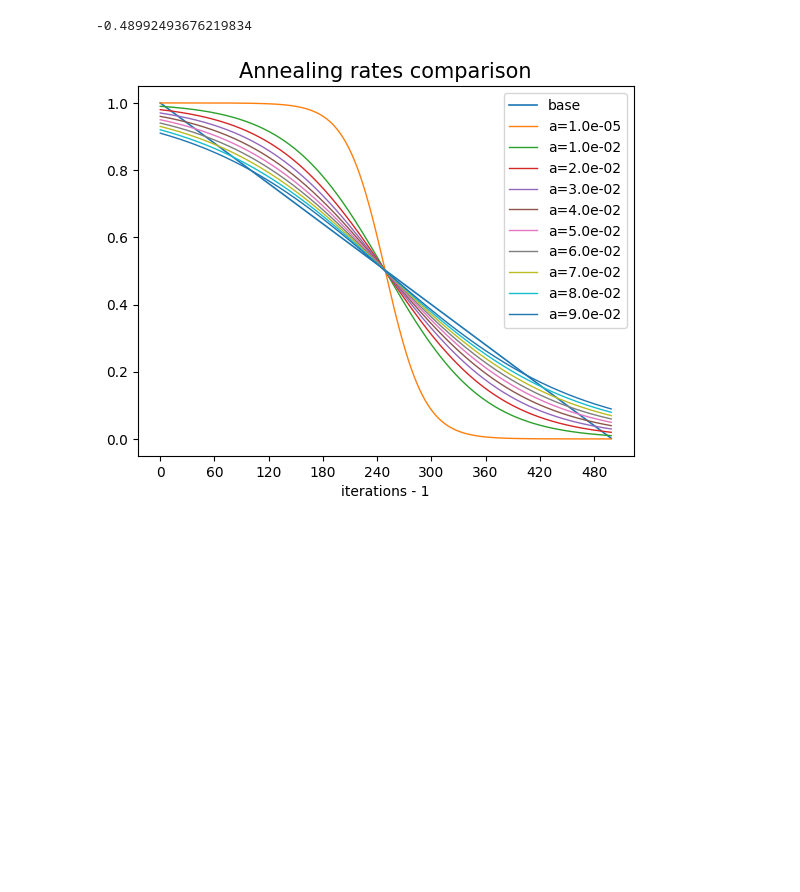
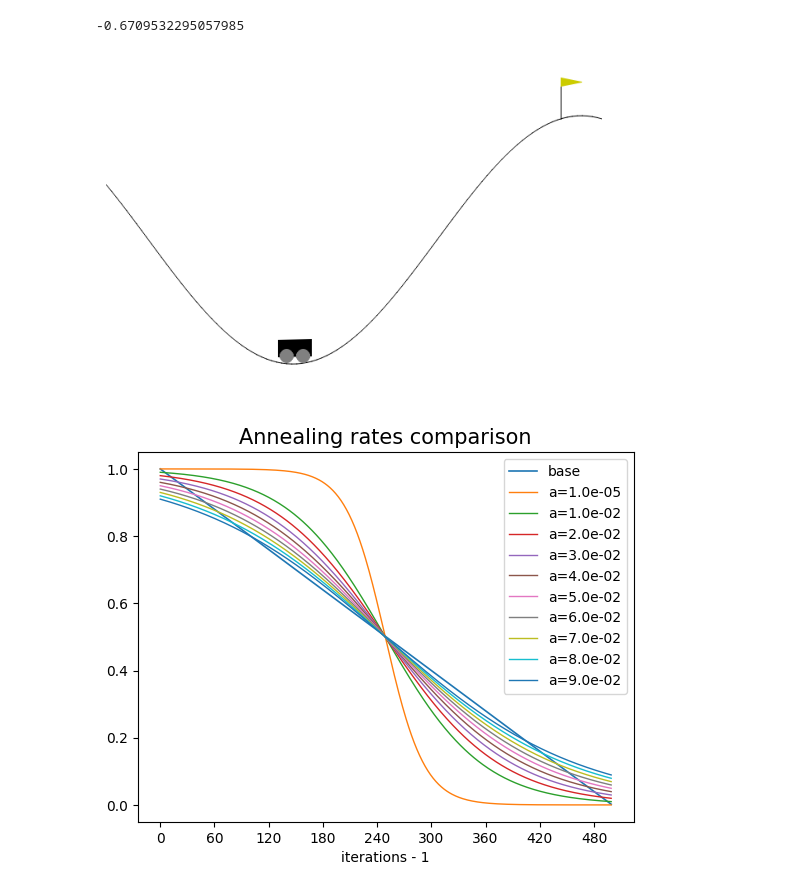
Before and after one commit to Axik0/DRL, a Jupyter notebook: DRL2(MountainCarContinuous-v0).ipynb, the cells around one changed output. Drawn from its saved outputs; the diff is of its cells as text; code cells hidden in the pictures; blank space fills up the shorter version.

```diff
--- a/DRL2(MountainCarContinuous-v0).ipynb
+++ b/DRL2(MountainCarContinuous-v0).ipynb
@@ -15,12 +15,12 @@ import time
 import torch
 import torch.nn as nn
 import torchsummary as summary
-
 DEVICE = 'cuda' if torch.cuda.is_available() else 'cpu'
 
 from IPython import display
-
 import imageio
+import os
+FP = './animations'
 # %%
 ENV = gym.make("MountainCarContinuous-v0", render_mode='rgb_array')
 SS = ENV.observation_space # continuous
@@ -64,13 +63,19 @@ class CRandAgent():
         # print('RANDOM!!')
         return action
 
-    def preview(self, max_length=20):
+    def capture(self, max_length, fpath=FP):
+        """captures render output and creates gif animation from frames"""
+        self.rendered_frames = []
         self.walk(max_length, render=2)
+        name = ENV.unwrapped.spec.id + '.gif'
+        path = os.path.join(fpath, name)
+        imageio.mimsave(path, ims=self.rendered_frames, fps=30)
+        print(f'Capture result has been saved to {path}')
 
     def walk(self, max_length, render=False, **actkwargs):
         """take max_length actions by agent N"""
         states, actions, rewards = [], [], []
-        self.rendered_frames = []
+
         # initialization state
         state = ENV.reset()[0]
         # if not render:
@@ -88,12 +93,13 @@ class CRandAgent():
             # continuous visualization w/ proper interrupt
             if render:
                 try:
-                    arr = rr(capture=True)
                     if render == 2:
+                        arr = rr(capture=True)
                         self.rendered_frames.append(arr)
                     else:
+                        rr()
+                        display.display(plt.gcf())
                         time.sleep(1e-4)
-                        display.display(plt.gcf())
                         display.clear_output(wait=True)
                 except KeyboardInterrupt:
                     break
@@ -105,10 +111,11 @@ class CRandAgent():
         return trajectory
 # %%
 agent = CRandAgent()
-results = agent.walk(max_length=20, render=False)
+results = agent.walk(max_length=20, render=True)
 sum(results['r'])
 # %% [output]
--0.48992493676219834
+-0.6709532295057985
+[figure, added]
 # %%
 # auxillary functions
 def lin_ann_rate(i, n_total):
```
Also changed, not shown: parts of 3 cells of this notebook, 2 other files.
